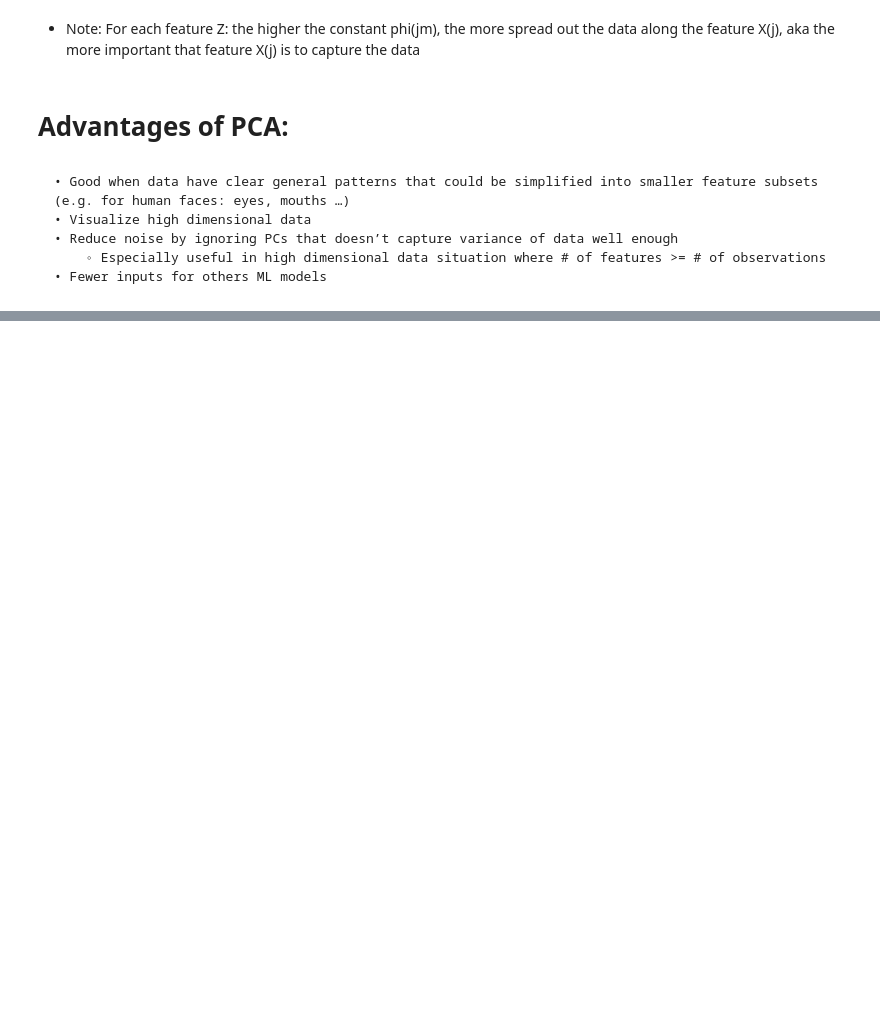
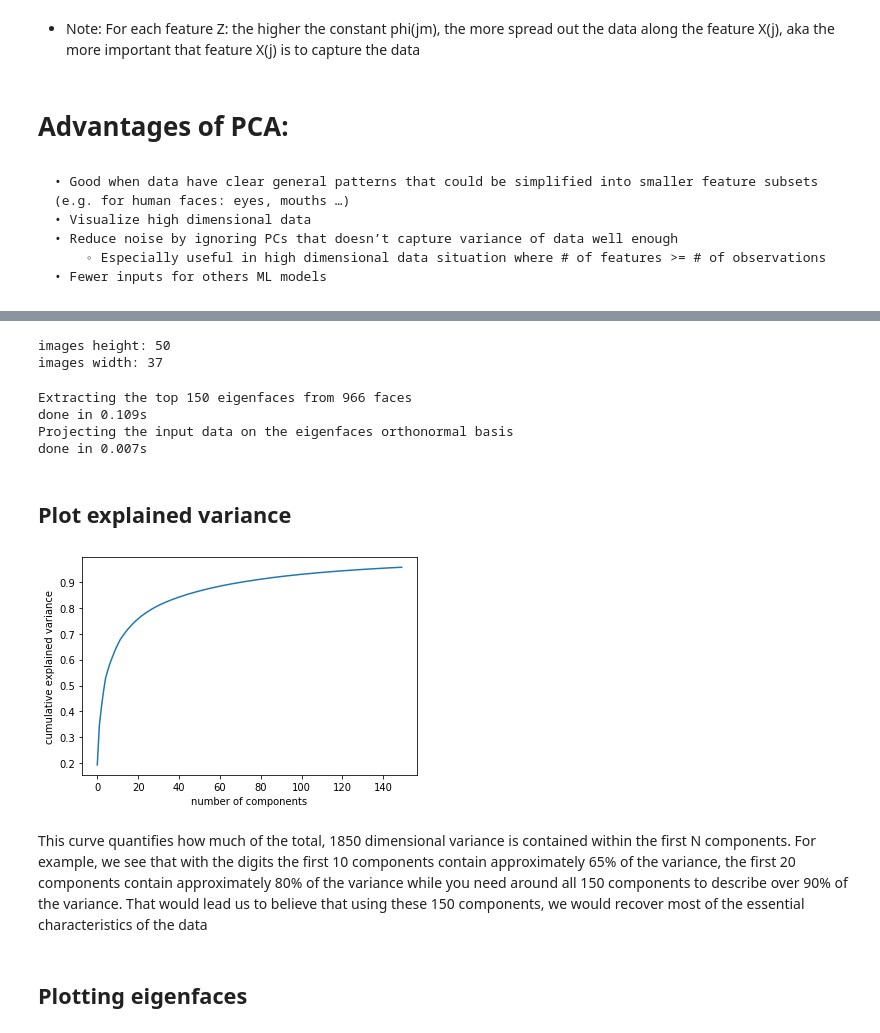
Before and after one commit to anhquan0412/comprehensive-ml, a Jupyter notebook: PCA.ipynb, the cells around one changed output, grey strips where cells are left out. Saved outputs shown, nothing was run; the diff lists cells and outputs as text; code cells hidden in the pictures; blank space fills up the shorter version.

Commit message:
add eigenfaces

```diff
--- a/PCA.ipynb
+++ b/PCA.ipynb
@@ -31,0 +50,20 @@ and
+# %%
+lfw_people = fetch_lfw_people(min_faces_per_person=70, resize=0.4)
+
+# introspect the images arrays to find the shapes (for plotting)
+n_samples, h, w = lfw_people.images.shape
+
+# for machine learning we use the 2 data directly (as relative pixel
+# positions info is ignored by this model)
+X = lfw_people.data
+n_features = X.shape[1]
+
+# the label to predict is the id of the person
+y = lfw_people.target
+target_names = lfw_people.target_names
+n_classes = target_names.shape[0]
+
+print("Total dataset size:")
+print("n_samples: %d" % n_samples)
+print("n_features: %d" % n_features)
+print("n_classes: %d" % n_classes)
@@ -31,0 +79,33 @@ and
+# %%
+print("images height: %d" % h)
+print("images width: %d" % w)
+# %% [output]
+images height: 50
+images width: 37
+# %%
+X_train, X_test, y_train, y_test = train_test_split(
+    X, y, test_size=0.25, random_state=42)
+# %%
+n_components = 150
+
+print("Extracting the top %d eigenfaces from %d faces"
+      % (n_components, X_train.shape[0]))
+t0 = time()
+pca = PCA(n_components=n_components, svd_solver='randomized',
+          whiten=True).fit(X_train)
+print("done in %0.3fs" % (time() - t0))
+
+eigenfaces = pca.components_.reshape((n_components, h, w))
+
+print("Projecting the input data on the eigenfaces orthonormal basis")
+t0 = time()
+X_train_pca = pca.transform(X_train)
+X_test_pca = pca.transform(X_test)
+print("done in %0.3fs" % (time() - t0))
+# %% [output]
+Extracting the top 150 eigenfaces from 966 faces
+done in 0.109s
+Projecting the input data on the eigenfaces orthonormal basis
+done in 0.007s
+# %% [markdown]
+## Plot explained variance
@@ -31,0 +114,10 @@ and
+# %%
+plt.plot(np.cumsum(pca.explained_variance_ratio_))
+plt.xlabel('number of components')
+plt.ylabel('cumulative explained variance');
+# %% [output]
+[figure, added]
+# %% [markdown]
+This curve quantifies how much of the total, 1850 dimensional variance is contained within the first N components. For example, we see that with the digits the first 10 components contain approximately 65% of the variance, the first 20 components contain approximately 80% of the variance while you need around all 150 components to describe over 90% of the variance. That would lead us to believe that using these 150 components, we would recover most of the essential characteristics of the data
+# %% [markdown]
+## Plotting eigenfaces
```
Also changed, not shown: parts of 14 cells of this notebook.
